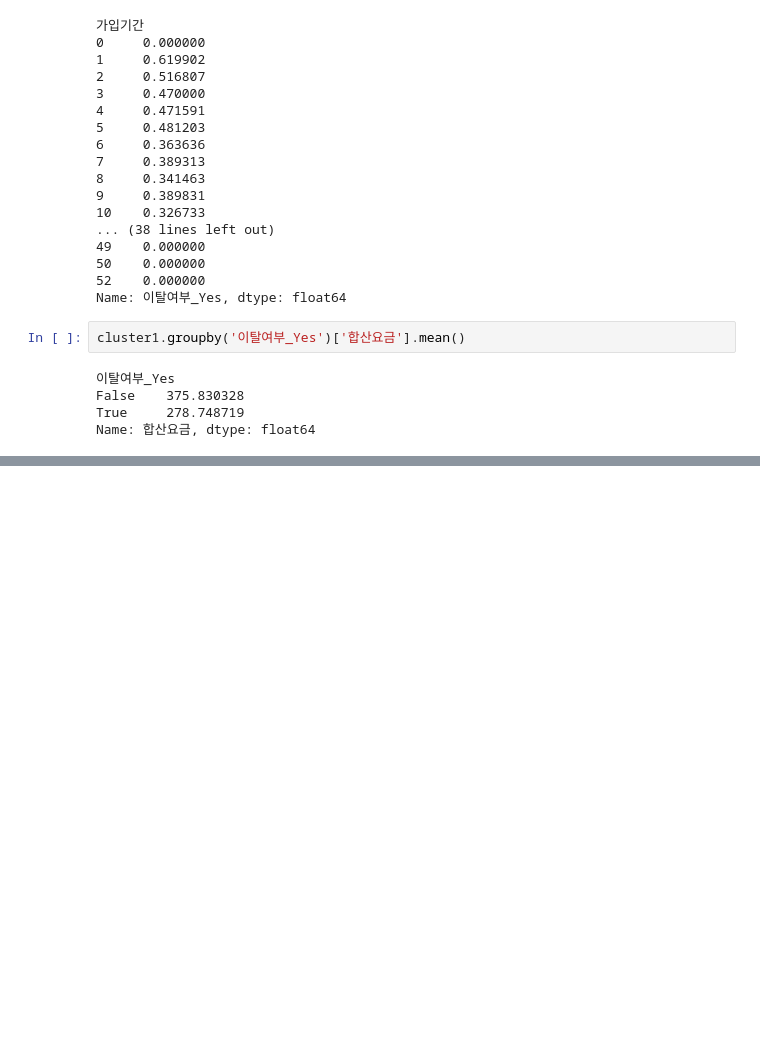
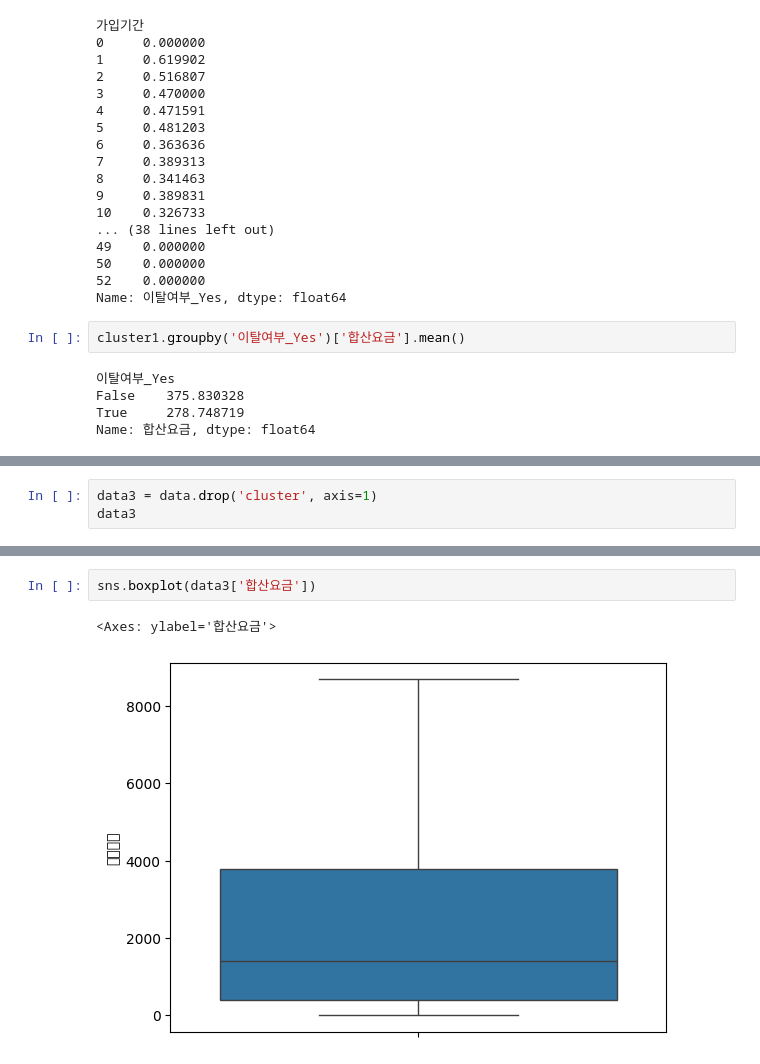
Before and after one commit to haram4th/fintech_pm_data_science, a Jupyter notebook: 06machine_learning/10군집분석_계층적군집_비계층적군집.ipynb, the cells around one changed output, grey strips where cells are left out. Cells and saved outputs as stored; diff of their text form; blank space fills up the shorter version.

```diff
--- a/06machine_learning/10군집분석_계층적군집_비계층적군집.ipynb
+++ b/06machine_learning/10군집분석_계층적군집_비계층적군집.ipynb
@@ -541,0 +648,3 @@ Name: 합산요금, dtype: float64
+# %%
+data3 = data.drop('cluster', axis=1)
+data3
@@ -541,0 +665,5 @@ Name: 합산요금, dtype: float64
+# %%
+sns.boxplot(data3['합산요금'])
+# %% [output]
+<Axes: ylabel='합산요금'>
+[figure, added]
```
Also changed, not shown: parts of 41 cells of this notebook, 1 other file.
